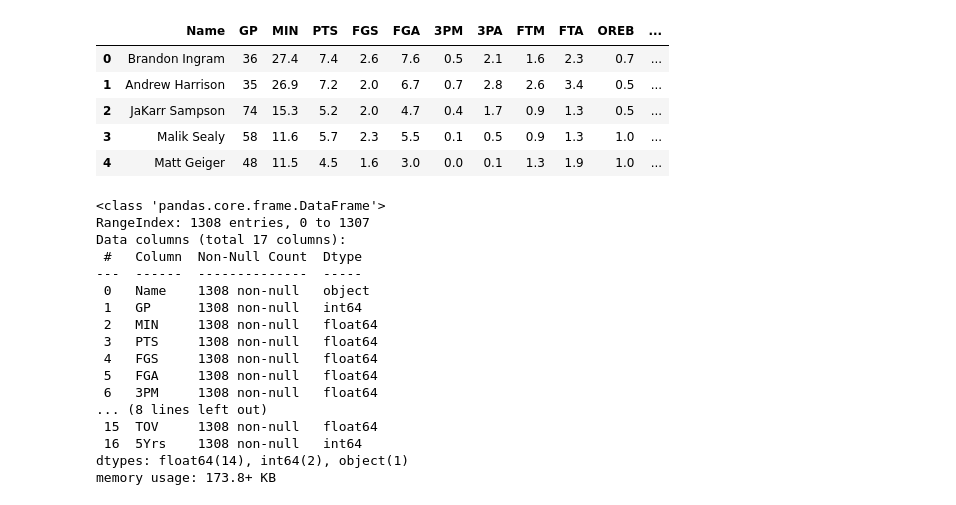
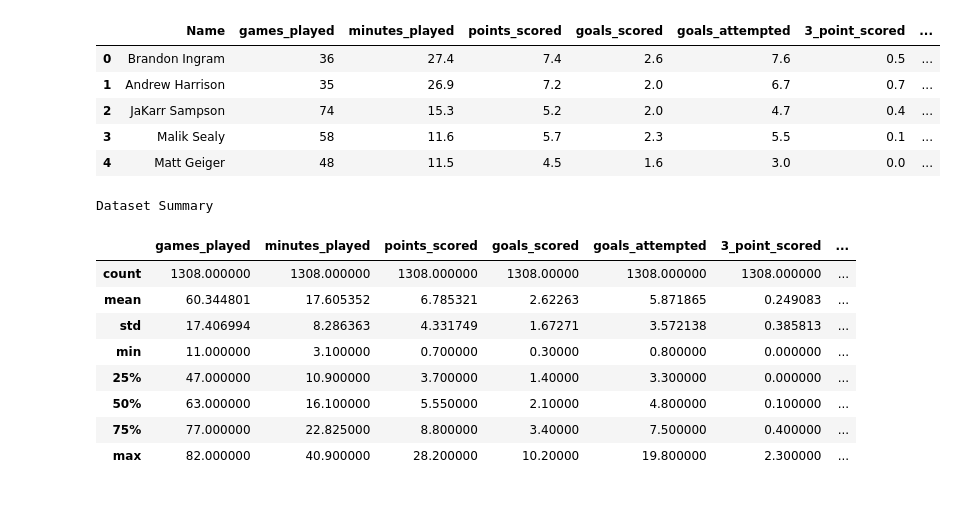
Before and after one commit to k-lohani/predicting-success-of-NBA-players, a Jupyter notebook: nba_success.ipynb, the cells around one changed output. Cells and saved outputs as stored; diff of their text form; code cells hidden in the pictures.

```diff
--- a/nba_success.ipynb
+++ b/nba_success.ipynb
@@ -7,30 +8,25 @@ from sklearn.model_selection import train_test_split
 # %%
-df = pd.read_csv('dataset/nba_data.csv')
+df = pd.read_csv('nba_data.csv')
 df.head()
 # %% [output]
-|  | Name | GP | MIN | PTS | FGS | FGA | 3PM | 3PA | FTM | FTA | OREB | ... |
-| 0 | Brandon Ingram | 36 | 27.4 | 7.4 | 2.6 | 7.6 | 0.5 | 2.1 | 1.6 | 2.3 | 0.7 | ... |
-| 1 | Andrew Harrison | 35 | 26.9 | 7.2 | 2.0 | 6.7 | 0.7 | 2.8 | 2.6 | 3.4 | 0.5 | ... |
-| 2 | JaKarr Sampson | 74 | 15.3 | 5.2 | 2.0 | 4.7 | 0.4 | 1.7 | 0.9 | 1.3 | 0.5 | ... |
-| 3 | Malik Sealy | 58 | 11.6 | 5.7 | 2.3 | 5.5 | 0.1 | 0.5 | 0.9 | 1.3 | 1.0 | ... |
-| 4 | Matt Geiger | 48 | 11.5 | 4.5 | 1.6 | 3.0 | 0.0 | 0.1 | 1.3 | 1.9 | 1.0 | ... |
+|  | Name | games_played | minutes_played | points_scored | goals_scored | goals_attempted | 3_point_scored | ... |
+| 0 | Brandon Ingram | 36 | 27.4 | 7.4 | 2.6 | 7.6 | 0.5 | ... |
+| 1 | Andrew Harrison | 35 | 26.9 | 7.2 | 2.0 | 6.7 | 0.7 | ... |
+| 2 | JaKarr Sampson | 74 | 15.3 | 5.2 | 2.0 | 4.7 | 0.4 | ... |
+| 3 | Malik Sealy | 58 | 11.6 | 5.7 | 2.3 | 5.5 | 0.1 | ... |
+| 4 | Matt Geiger | 48 | 11.5 | 4.5 | 1.6 | 3.0 | 0.0 | ... |
 # %%
-df.info()
+print("Dataset Summary")
+summ = pd.DataFrame(df.describe())
+summ
 # %% [output]
-<class 'pandas.core.frame.DataFrame'>
-RangeIndex: 1308 entries, 0 to 1307
-Data columns (total 17 columns):
- #   Column  Non-Null Count  Dtype
----  ------  --------------  -----
- 0   Name    1308 non-null   object
- 1   GP      1308 non-null   int64
- 2   MIN     1308 non-null   float64
- 3   PTS     1308 non-null   float64
- 4   FGS     1308 non-null   float64
- 5   FGA     1308 non-null   float64
- 6   3PM     1308 non-null   float64
-... (8 lines left out)
- 15  TOV     1308 non-null   float64
- 16  5Yrs    1308 non-null   int64
-dtypes: float64(14), int64(2), object(1)
-memory usage: 173.8+ KB
+Dataset Summary
+|  | games_played | minutes_played | points_scored | goals_scored | goals_attempted | 3_point_scored | ... |
+| count | 1308.000000 | 1308.000000 | 1308.000000 | 1308.00000 | 1308.000000 | 1308.000000 | ... |
+| mean | 60.344801 | 17.605352 | 6.785321 | 2.62263 | 5.871865 | 0.249083 | ... |
+| std | 17.406994 | 8.286363 | 4.331749 | 1.67271 | 3.572138 | 0.385813 | ... |
+| min | 11.000000 | 3.100000 | 0.700000 | 0.30000 | 0.800000 | 0.000000 | ... |
+| 25% | 47.000000 | 10.900000 | 3.700000 | 1.40000 | 3.300000 | 0.000000 | ... |
+| 50% | 63.000000 | 16.100000 | 5.550000 | 2.10000 | 4.800000 | 0.100000 | ... |
+| 75% | 77.000000 | 22.825000 | 8.800000 | 3.40000 | 7.500000 | 0.400000 | ... |
+| max | 82.000000 | 40.900000 | 28.200000 | 10.20000 | 19.800000 | 2.300000 | ... |
```
Also changed, not shown: parts of 19 cells of this notebook, 1 other file.
